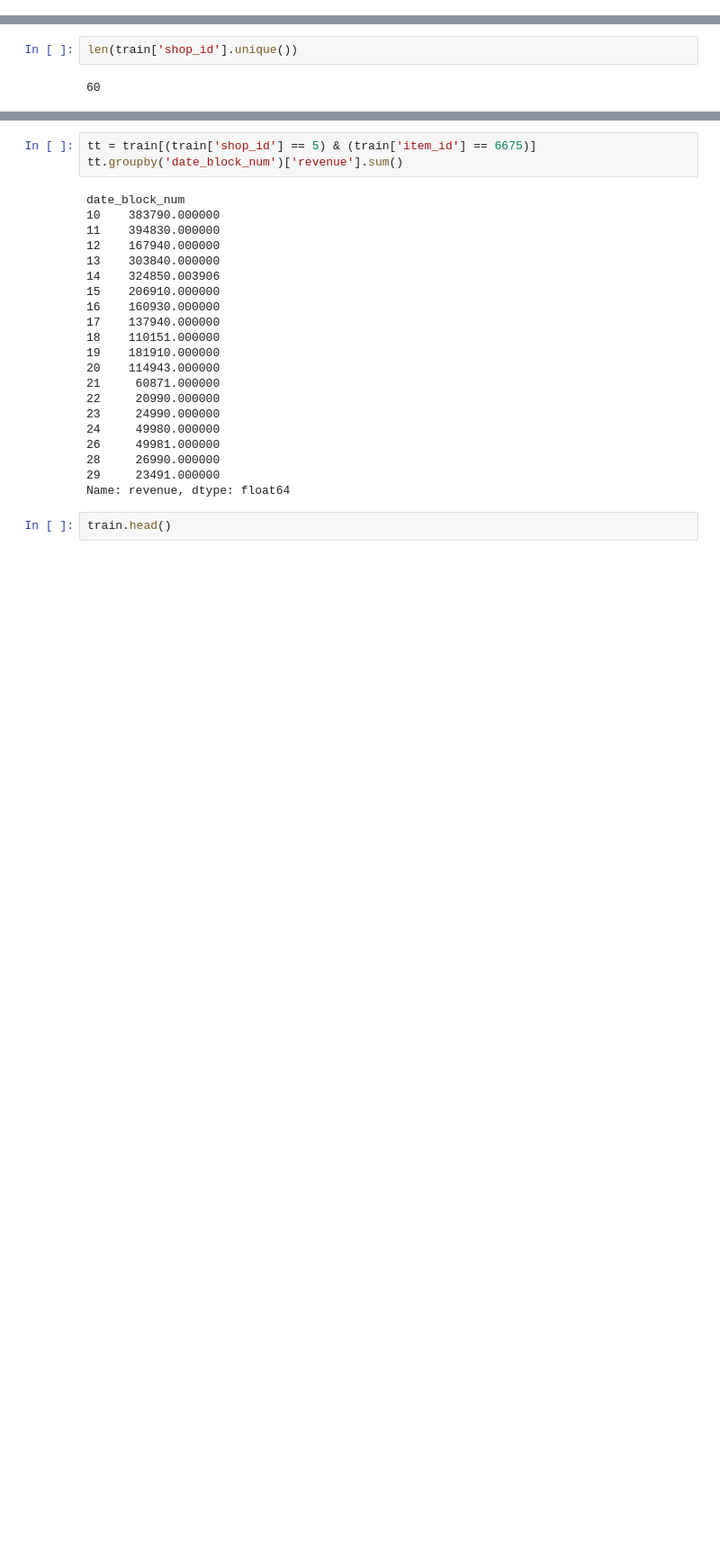
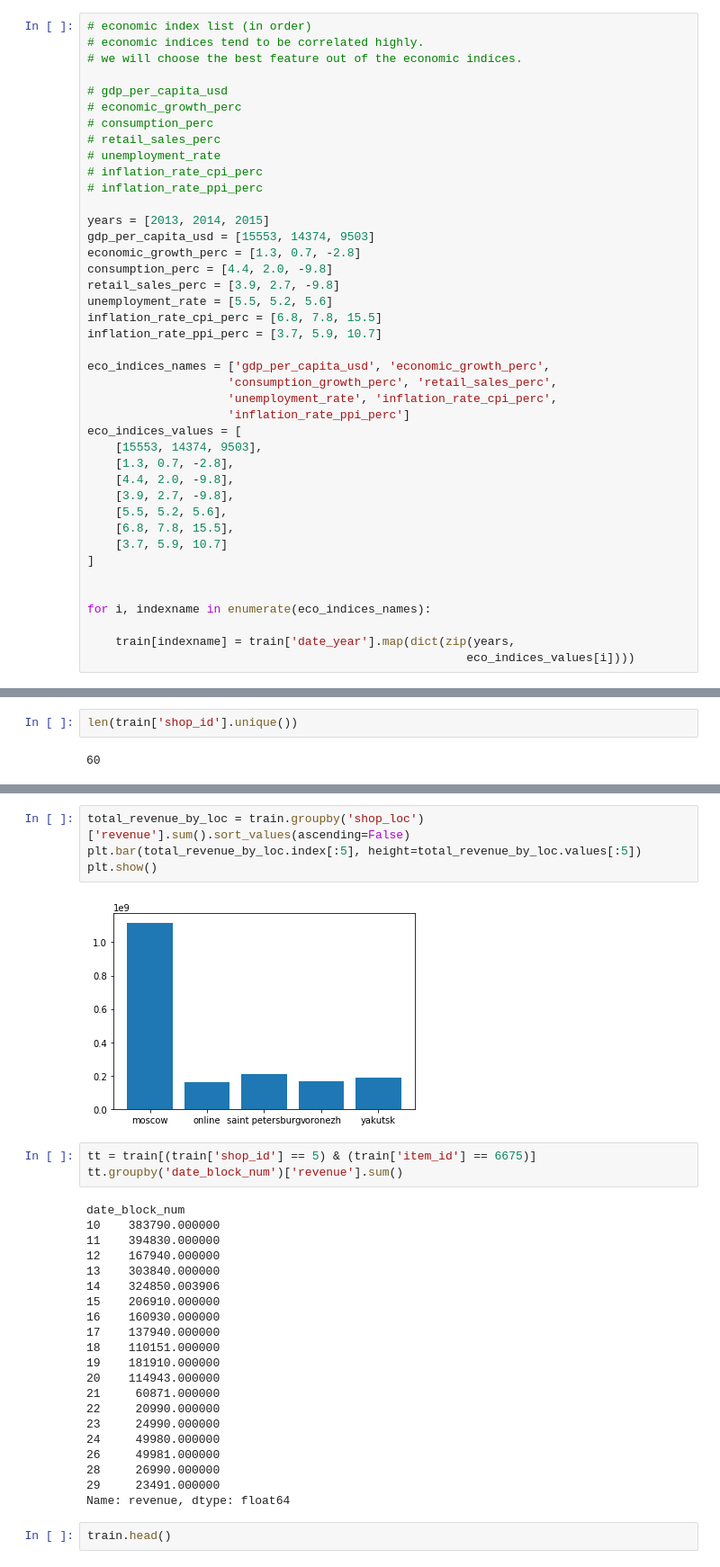
Before and after one commit to choigww/projects, a Jupyter notebook: predict-future-sales/2-explanatory-data-analysis-and-feature-engineering.ipynb, the cells around one changed output, grey strips where cells are left out. Shown: that part at 90% size. Saved outputs shown, nothing was run; the diff lists cells and outputs as text; blank space fills up the shorter version.

```diff
--- a/predict-future-sales/2-explanatory-data-analysis-and-feature-engineering.ipynb
+++ b/predict-future-sales/2-explanatory-data-analysis-and-feature-engineering.ipynb
@@ -176,0 +185,41 @@ plt.show()
+# %%
+# economic index list (in order)
+# economic indices tend to be correlated highly.
+# we will choose the best feature out of the economic indices.
+
+# gdp_per_capita_usd
+# economic_growth_perc
+# consumption_perc
+# retail_sales_perc
+# unemployment_rate
+# inflation_rate_cpi_perc
+# inflation_rate_ppi_perc
+
+years = [2013, 2014, 2015]
+gdp_per_capita_usd = [15553, 14374, 9503]
+economic_growth_perc = [1.3, 0.7, -2.8]
+consumption_perc = [4.4, 2.0, -9.8]
+retail_sales_perc = [3.9, 2.7, -9.8]
+unemployment_rate = [5.5, 5.2, 5.6]
+inflation_rate_cpi_perc = [6.8, 7.8, 15.5]
+inflation_rate_ppi_perc = [3.7, 5.9, 10.7]
+
+eco_indices_names = ['gdp_per_capita_usd', 'economic_growth_perc',
+                    'consumption_growth_perc', 'retail_sales_perc',
+                    'unemployment_rate', 'inflation_rate_cpi_perc',
+                    'inflation_rate_ppi_perc']
+eco_indices_values = [
+    [15553, 14374, 9503],
+    [1.3, 0.7, -2.8],
+    [4.4, 2.0, -9.8],
+    [3.9, 2.7, -9.8],
+    [5.5, 5.2, 5.6],
+    [6.8, 7.8, 15.5],
+    [3.7, 5.9, 10.7]
+]
+
+
+for i, indexname in enumerate(eco_indices_names):
+
+    train[indexname] = train['date_year'].map(dict(zip(years,
+                                                      eco_indices_values[i])))
@@ -221,3 +362,9 @@ def get_monthly_rev(shopid, itemid):
+# %%
+total_revenue_by_loc = train.groupby('shop_loc')['revenue'].sum().sort_values(ascending=False)
+plt.bar(total_revenue_by_loc.index[:5], height=total_revenue_by_loc.values[:5])
+plt.show()
+# %% [output]
+[figure, added]
 # %%
 tt = train[(train['shop_id'] == 5) & (train['item_id'] == 6675)]
 tt.groupby('date_block_num')['revenue'].sum()
```
Also changed, not shown: parts of 16 cells of this notebook, 1 other file.
